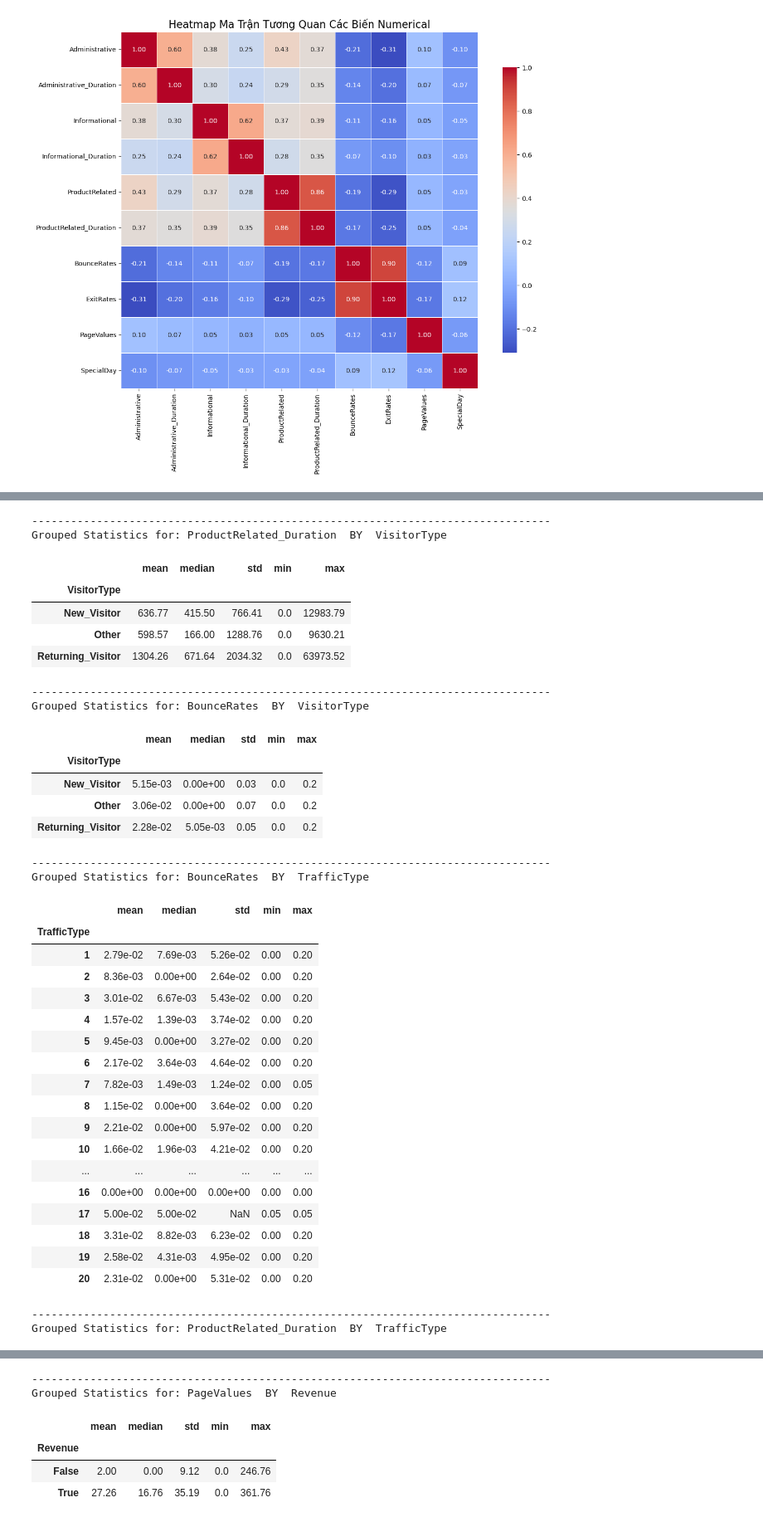
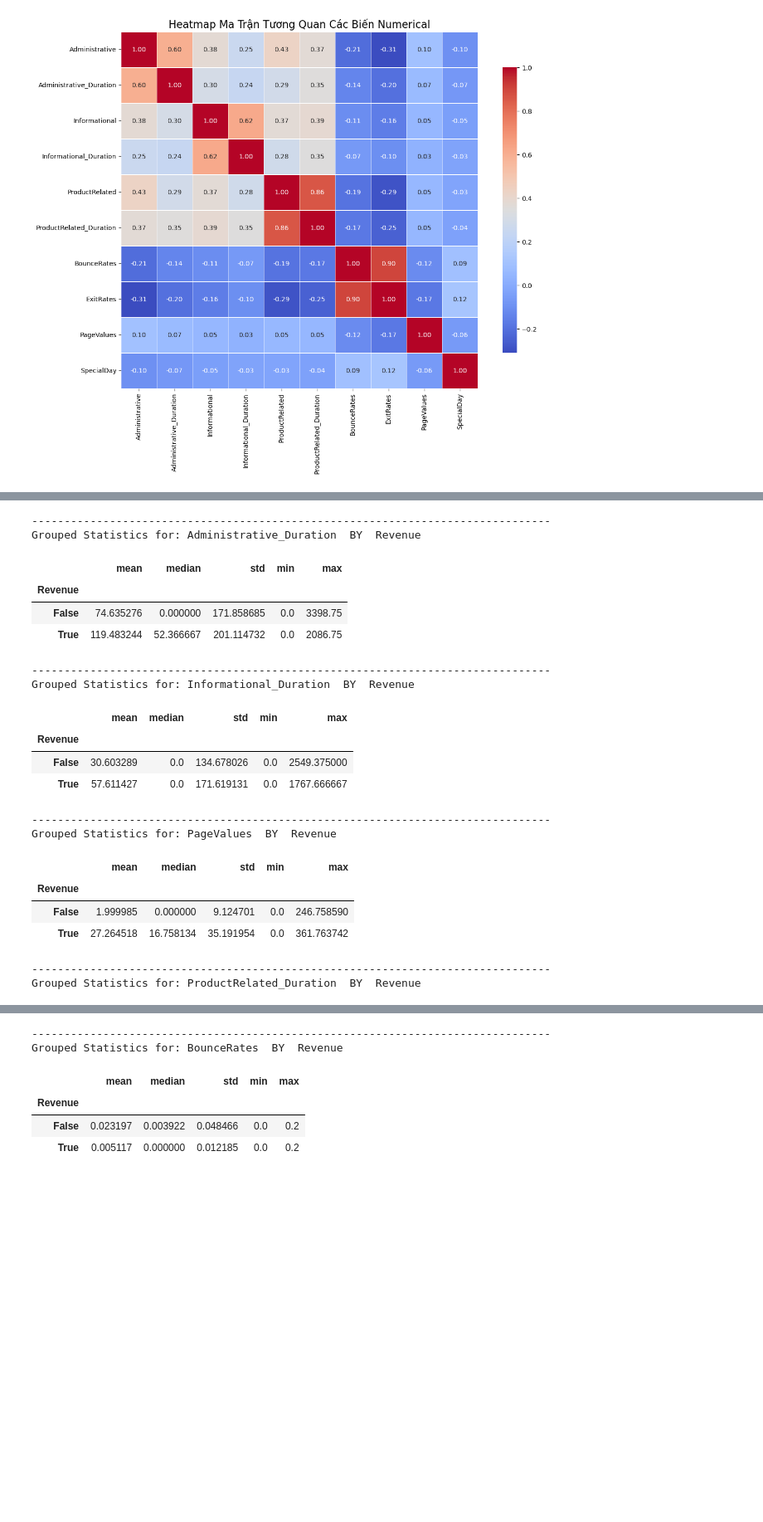
Before and after one commit to pnquyn/FinalProject_P4DataScience, a Jupyter notebook: project.ipynb, the cells around one changed output, grey strips where cells are left out. Shown at 83% size. Saved outputs shown, nothing was run; the diff lists cells and outputs as text; code cells hidden in the pictures; blank space fills up the shorter version.

```diff
--- a/project.ipynb
+++ b/project.ipynb
@@ -1391,70 +1927,54 @@ def grouped_stats(df, cat_col, num_col):
 # %%
 # Danh sách categorical quan trọng
 important_cats = [
-    'VisitorType',
-    'TrafficType',
+    # 'VisitorType',
+    # 'TrafficType',
     'Revenue'
 ]
 
 # Map: mỗi categorical nên kết hợp với numerical nào
 cat_num_map = {
-    'VisitorType': ['ProductRelated_Duration', 'BounceRates'],
-    'TrafficType': ['BounceRates', 'ProductRelated_Duration'],
-    'Revenue': ['PageValues', 'ExitRates', 'ProductRelated_Duration', 'BounceRates', 'SpecialDay']
+    # 'VisitorType': ['ProductRelated_Duration', 'BounceRates'],
+    # 'TrafficType': ['BounceRates', 'ProductRelated_Duration'],
+    'Revenue': ['Administrative_Duration', 'Informational_Duration', 'PageValues', 'ProductRelated_Duration', 'BounceRates', 'SpecialDay']
 }
 
 # Nếu categorical không có trong map thì dùng toàn bộ numeric
 default_nums = [
     'ProductRelated', 'ProductRelated_Duration',
     'Administrative_Duration', 'Informational_Duration',
     'BounceRates', 'ExitRates', 'PageValues', 'SpecialDay'
 ]
 
 # Loop tạo toàn bộ bảng thống kê numerical × categorical
 for cat in important_cats:
     nums = cat_num_map.get(cat, default_nums)
 
     for num in nums:
         print("-" * 80)
         print(f"Grouped Statistics for: {num}  BY  {cat}")
 
         table = grouped_stats(data, cat, num)
         display(table)
 # %% [output]
 --------------------------------------------------------------------------------
-Grouped Statistics for: ProductRelated_Duration  BY  VisitorType
+Grouped Statistics for: Administrative_Duration  BY  Revenue
 |  | mean | median | std | min | max |
-| VisitorType |  |  |  |  |  |
-| New_Visitor | 636.77 | 415.50 | 766.41 | 0.0 | 12983.79 |
-| Other | 598.57 | 166.00 | 1288.76 | 0.0 | 9630.21 |
-| Returning_Visitor | 1304.26 | 671.64 | 2034.32 | 0.0 | 63973.52 |
+| Revenue |  |  |  |  |  |
+| False | 74.635276 | 0.000000 | 171.858685 | 0.0 | 3398.75 |
+| True | 119.483244 | 52.366667 | 201.114732 | 0.0 | 2086.75 |
 --------------------------------------------------------------------------------
-Grouped Statistics for: BounceRates  BY  VisitorType
+Grouped Statistics for: Informational_Duration  BY  Revenue
 |  | mean | median | std | min | max |
-| VisitorType |  |  |  |  |  |
-| New_Visitor | 5.15e-03 | 0.00e+00 | 0.03 | 0.0 | 0.2 |
-| Other | 3.06e-02 | 0.00e+00 | 0.07 | 0.0 | 0.2 |
-| Returning_Visitor | 2.28e-02 | 5.05e-03 | 0.05 | 0.0 | 0.2 |
+| Revenue |  |  |  |  |  |
+| False | 30.603289 | 0.0 | 134.678026 | 0.0 | 2549.375000 |
+| True | 57.611427 | 0.0 | 171.619131 | 0.0 | 1767.666667 |
 --------------------------------------------------------------------------------
-Grouped Statistics for: BounceRates  BY  TrafficType
+Grouped Statistics for: PageValues  BY  Revenue
 |  | mean | median | std | min | max |
-| TrafficType |  |  |  |  |  |
-| 1 | 2.79e-02 | 7.69e-03 | 5.26e-02 | 0.00 | 0.20 |
-| 2 | 8.36e-03 | 0.00e+00 | 2.64e-02 | 0.00 | 0.20 |
-| 3 | 3.01e-02 | 6.67e-03 | 5.43e-02 | 0.00 | 0.20 |
-| 4 | 1.57e-02 | 1.39e-03 | 3.74e-02 | 0.00 | 0.20 |
-| 5 | 9.45e-03 | 0.00e+00 | 3.27e-02 | 0.00 | 0.20 |
-| 6 | 2.17e-02 | 3.64e-03 | 4.64e-02 | 0.00 | 0.20 |
-| 7 | 7.82e-03 | 1.49e-03 | 1.24e-02 | 0.00 | 0.05 |
-| 8 | 1.15e-02 | 0.00e+00 | 3.64e-02 | 0.00 | 0.20 |
-| 9 | 2.21e-02 | 0.00e+00 | 5.97e-02 | 0.00 | 0.20 |
-| 10 | 1.66e-02 | 1.96e-03 | 4.21e-02 | 0.00 | 0.20 |
-| ... | ... | ... | ... | ... | ... |
-| 16 | 0.00e+00 | 0.00e+00 | 0.00e+00 | 0.00 | 0.00 |
-| 17 | 5.00e-02 | 5.00e-02 | NaN | 0.05 | 0.05 |
-| 18 | 3.31e-02 | 8.82e-03 | 6.23e-02 | 0.00 | 0.20 |
-| 19 | 2.58e-02 | 4.31e-03 | 4.95e-02 | 0.00 | 0.20 |
-| 20 | 2.31e-02 | 0.00e+00 | 5.31e-02 | 0.00 | 0.20 |
+| Revenue |  |  |  |  |  |
+| False | 1.999985 | 0.000000 | 9.124701 | 0.0 | 246.758590 |
+| True | 27.264518 | 16.758134 | 35.191954 | 0.0 | 361.763742 |
 --------------------------------------------------------------------------------
-Grouped Statistics for: ProductRelated_Duration  BY  TrafficType
+Grouped Statistics for: ProductRelated_Duration  BY  Revenue
 |  | mean | median | std | min | max |
@@ -1478,7 +1984,7 @@ Grouped Statistics for: ProductRelated_Duration  BY  TrafficType
 --------------------------------------------------------------------------------
-Grouped Statistics for: PageValues  BY  Revenue
+Grouped Statistics for: BounceRates  BY  Revenue
 |  | mean | median | std | min | max |
 | Revenue |  |  |  |  |  |
-| False | 2.00 | 0.00 | 9.12 | 0.0 | 246.76 |
-| True | 27.26 | 16.76 | 35.19 | 0.0 | 361.76 |
+| False | 0.023197 | 0.003922 | 0.048466 | 0.0 | 0.2 |
+| True | 0.005117 | 0.000000 | 0.012185 | 0.0 | 0.2 |
 --------------------------------------------------------------------------------
```
Also changed, not shown: parts of 67 cells of this notebook.
